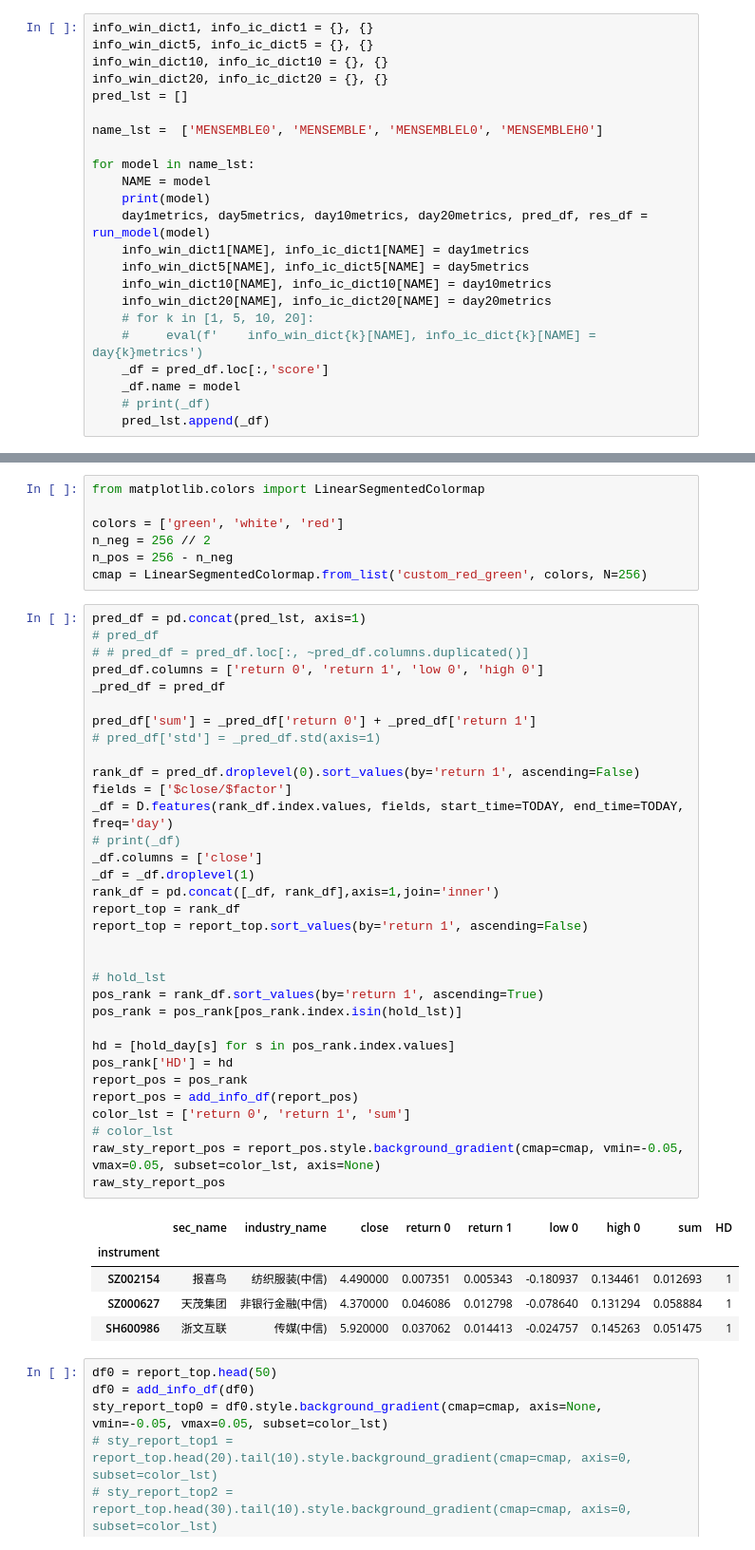
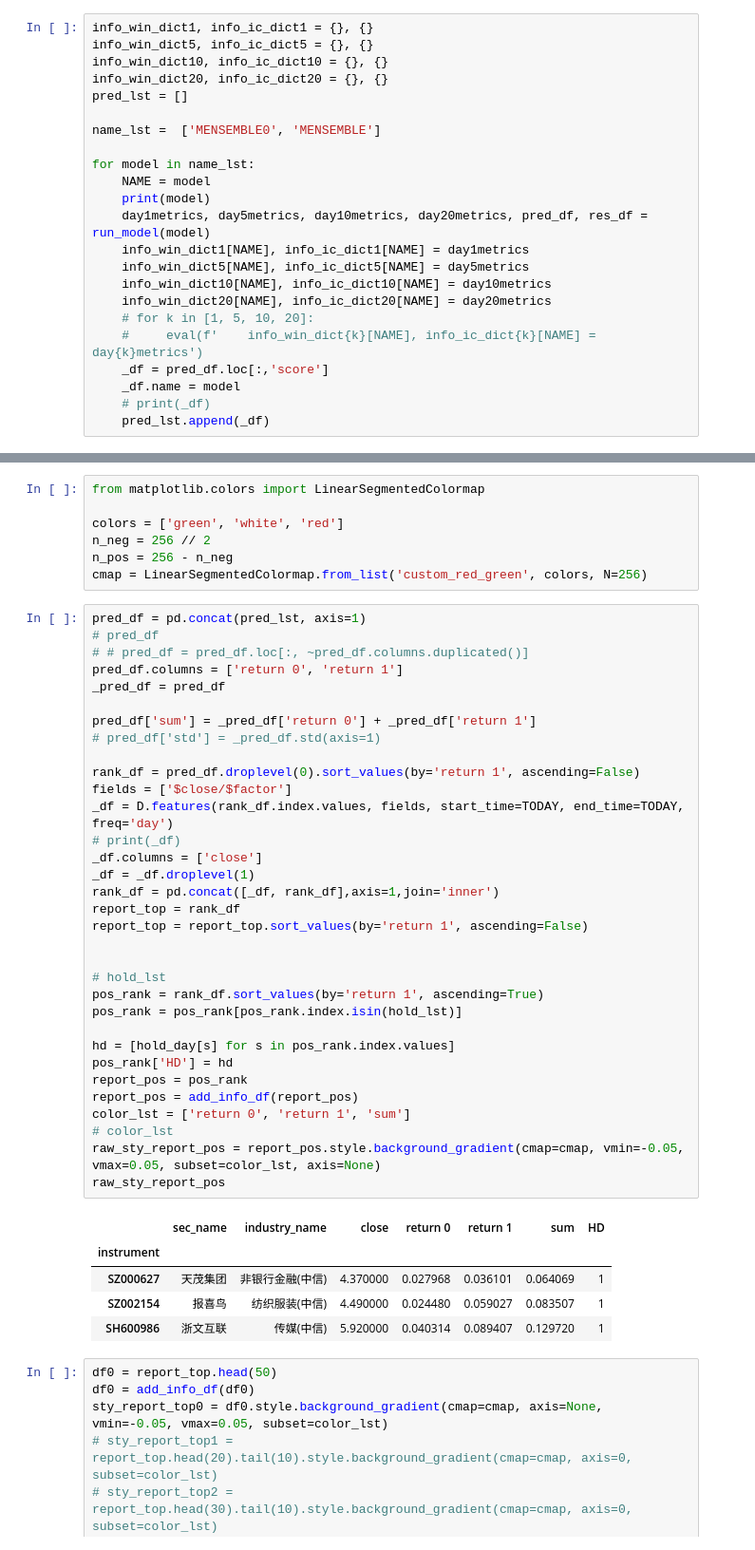
Before and after one commit to naiqili/private_trade, a Jupyter notebook: ensemble_private.ipynb, the cells around one changed output, grey strips where cells are left out. Shown at 95% size. Saved outputs shown, nothing was run; the diff lists cells and outputs as text.

```diff
--- a/ensemble_private.ipynb
+++ b/ensemble_private.ipynb
@@ -193,7 +193,7 @@ info_win_dict10, info_ic_dict10 = {}, {}
 info_win_dict20, info_ic_dict20 = {}, {}
 pred_lst = []
 
-name_lst =  ['MENSEMBLE0', 'MENSEMBLE', 'MENSEMBLEL0', 'MENSEMBLEH0']
+name_lst =  ['MENSEMBLE0', 'MENSEMBLE']
 
 for model in name_lst:
     NAME = model
@@ -225,41 +223,41 @@ cmap = LinearSegmentedColormap.from_list('custom_red_green', colors, N=256)
 pred_df = pd.concat(pred_lst, axis=1)
 # pred_df
 # # pred_df = pred_df.loc[:, ~pred_df.columns.duplicated()]
-pred_df.columns = ['return 0', 'return 1', 'low 0', 'high 0']
+pred_df.columns = ['return 0', 'return 1']
 _pred_df = pred_df
 
 pred_df['sum'] = _pred_df['return 0'] + _pred_df['return 1']
 # pred_df['std'] = _pred_df.std(axis=1)
 
 rank_df = pred_df.droplevel(0).sort_values(by='return 1', ascending=False)
 fields = ['$close/$factor']
 _df = D.features(rank_df.index.values, fields, start_time=TODAY, end_time=TODAY, freq='day')
 # print(_df)
 _df.columns = ['close']
 _df = _df.droplevel(1)
 rank_df = pd.concat([_df, rank_df],axis=1,join='inner')
 report_top = rank_df
 report_top = report_top.sort_values(by='return 1', ascending=False)
 
 
 # hold_lst
 pos_rank = rank_df.sort_values(by='return 1', ascending=True)
 pos_rank = pos_rank[pos_rank.index.isin(hold_lst)]
 
 hd = [hold_day[s] for s in pos_rank.index.values]
 pos_rank['HD'] = hd
 report_pos = pos_rank
 report_pos = add_info_df(report_pos)
 color_lst = ['return 0', 'return 1', 'sum']
 # color_lst
 raw_sty_report_pos = report_pos.style.background_gradient(cmap=cmap, vmin=-0.05, vmax=0.05, subset=color_lst, axis=None)
 raw_sty_report_pos
 # %% [output]
-|  | sec_name | industry_name | close | return 0 | return 1 | low 0 | high 0 | sum | HD |
-| instrument |  |  |  |  |  |  |  |  |  |
-| SZ002154 | 报喜鸟 | 纺织服装(中信) | 4.490000 | 0.007351 | 0.005343 | -0.180937 | 0.134461 | 0.012693 | 1 |
-| SZ000627 | 天茂集团 | 非银行金融(中信) | 4.370000 | 0.046086 | 0.012798 | -0.078640 | 0.131294 | 0.058884 | 1 |
-| SH600986 | 浙文互联 | 传媒(中信) | 5.920000 | 0.037062 | 0.014413 | -0.024757 | 0.145263 | 0.051475 | 1 |
+|  | sec_name | industry_name | close | return 0 | return 1 | sum | HD |
+| instrument |  |  |  |  |  |  |  |
+| SZ000627 | 天茂集团 | 非银行金融(中信) | 4.370000 | 0.027968 | 0.036101 | 0.064069 | 1 |
+| SZ002154 | 报喜鸟 | 纺织服装(中信) | 4.490000 | 0.024480 | 0.059027 | 0.083507 | 1 |
+| SH600986 | 浙文互联 | 传媒(中信) | 5.920000 | 0.040314 | 0.089407 | 0.129720 | 1 |
 # %%
 df0 = report_top.head(50)
 df0 = add_info_df(df0)
```
Also changed, not shown: parts of 5 cells of this notebook, 25 other files.
